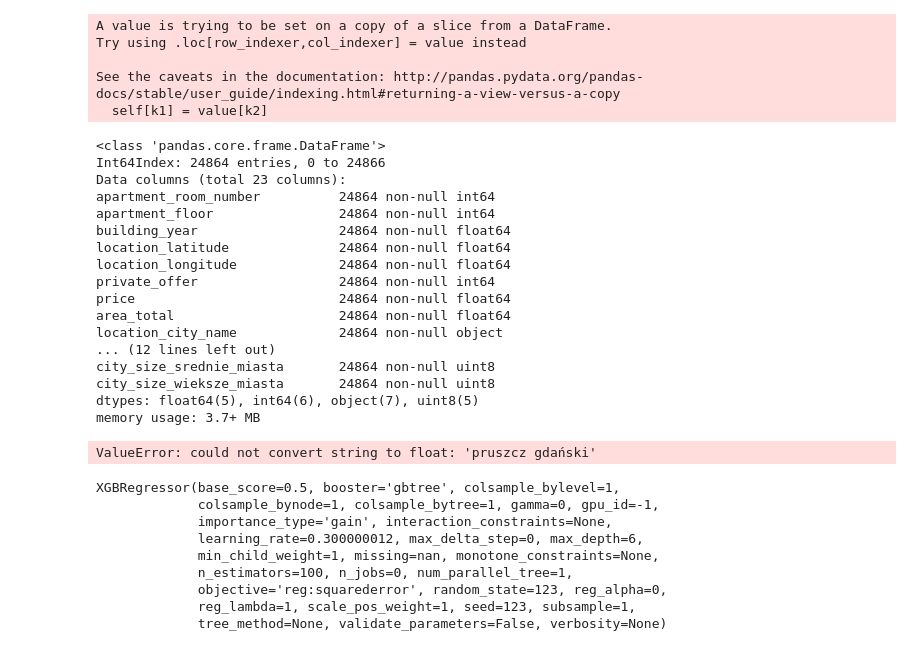
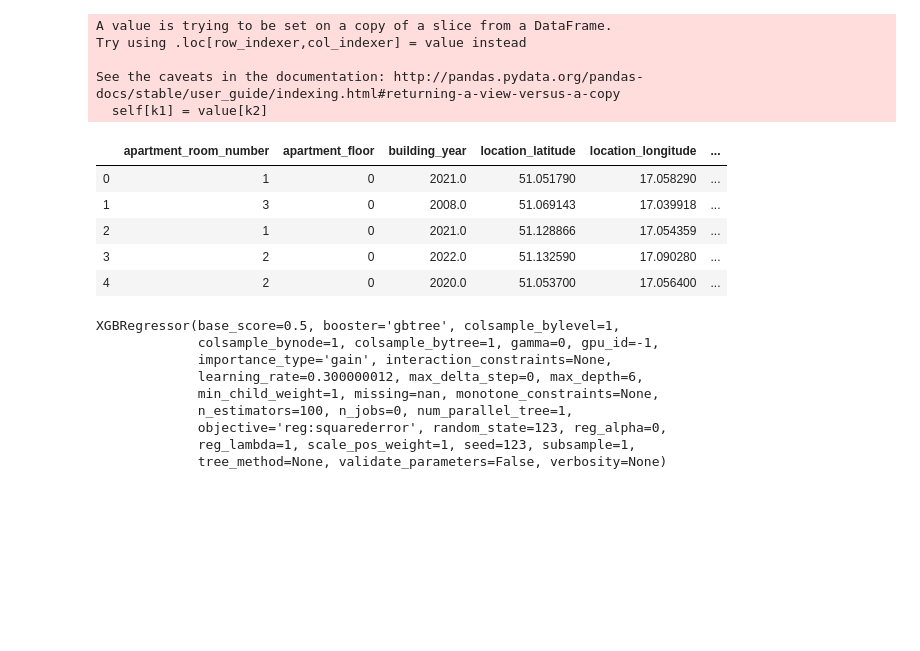
Before and after one commit to infoshareacademy/jdsz5-paulin, a Jupyter notebook: ml/housing_data.ipynb, the cells around one changed output. Saved outputs shown, nothing was run; the diff lists cells and outputs as text; code cells hidden in the pictures; blank space fills up the shorter version.

```diff
--- a/ml/housing_data.ipynb
+++ b/ml/housing_data.ipynb
@@ -131,23 +144,3 @@ for num in dane_sum['Populacja_y']:
         city_size.append('pozostale')
 
 dane_sum['city_size']=city_size
-# %%
-data.info()
-# %% [output]
-<class 'pandas.core.frame.DataFrame'>
-Int64Index: 24864 entries, 0 to 24866
-Data columns (total 23 columns):
-apartment_room_number          24864 non-null int64
-apartment_floor                24864 non-null int64
-building_year                  24864 non-null float64
-location_latitude              24864 non-null float64
-location_longitude             24864 non-null float64
-private_offer                  24864 non-null int64
-price                          24864 non-null float64
-area_total                     24864 non-null float64
-location_city_name             24864 non-null object
-... (12 lines left out)
-city_size_srednie_miasta       24864 non-null uint8
-city_size_wieksze_miasta       24864 non-null uint8
-dtypes: float64(5), int64(6), object(7), uint8(5)
-memory usage: 3.7+ MB
@@ -155,6 +150,15 @@ memory usage: 3.7+ MB
 #zmiana zmiennych kategotycznych na liczbowe
 data=pd.get_dummies(dane_sum,columns=['city_size'])
 data.dropna(inplace=True)
+# %%
+data.head()
+# %% [output]
+|  | apartment_room_number | apartment_floor | building_year | location_latitude | location_longitude | ... |
+| 0 | 1 | 0 | 2021.0 | 51.051790 | 17.058290 | ... |
+| 1 | 3 | 0 | 2008.0 | 51.069143 | 17.039918 | ... |
+| 2 | 1 | 0 | 2021.0 | 51.128866 | 17.054359 | ... |
+| 3 | 2 | 0 | 2022.0 | 51.132590 | 17.090280 | ... |
+| 4 | 2 | 0 | 2020.0 | 51.053700 | 17.056400 | ... |
 # %%
 from sklearn.preprocessing import MinMaxScaler
 from sklearn import preprocessing
@@ -164,11 +168,9 @@ from sklearn import preprocessing
 # %%
 #standaryzacja danych
 # %%
-scalar = MinMaxScaler().fit(df_clean)
-standard=scalar.transform(df_clean)
+scalar = MinMaxScaler().fit(data)
+standard=scalar.transform(data)
 #taki uklad może być jak robimy fit. na całym zbiorze danych
-# %% [output]
-ValueError: could not convert string to float: 'pruszcz gdański'
 # %%
 from sklearn.model_selection import train_test_split
 # %%
```
Also changed, not shown: parts of 27 cells of this notebook.
